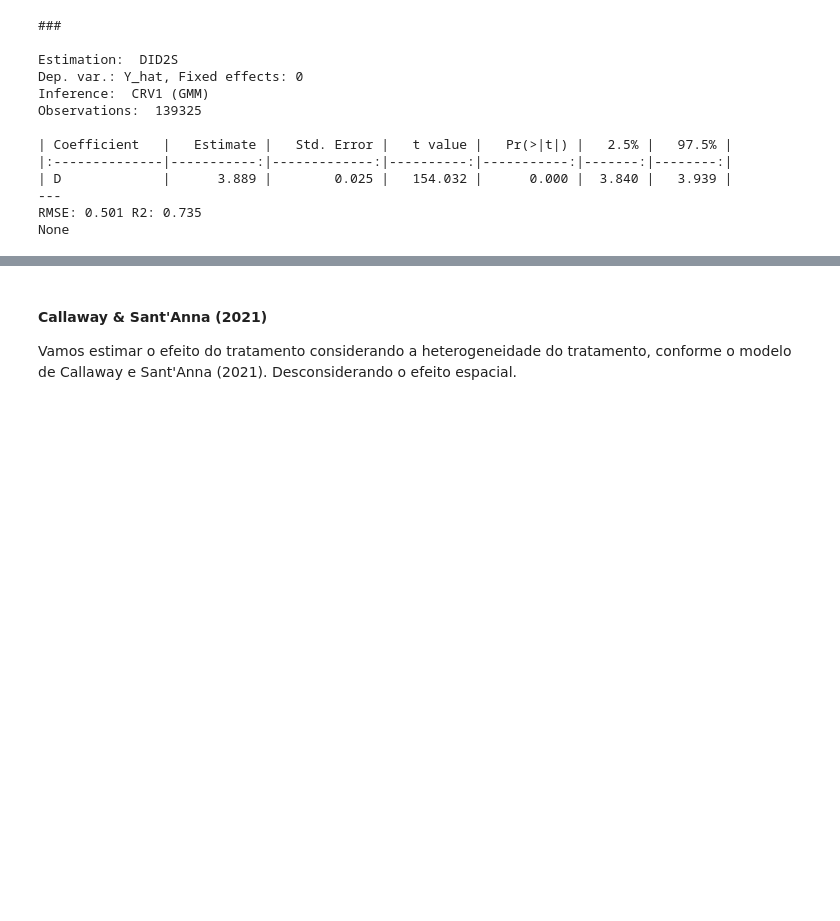
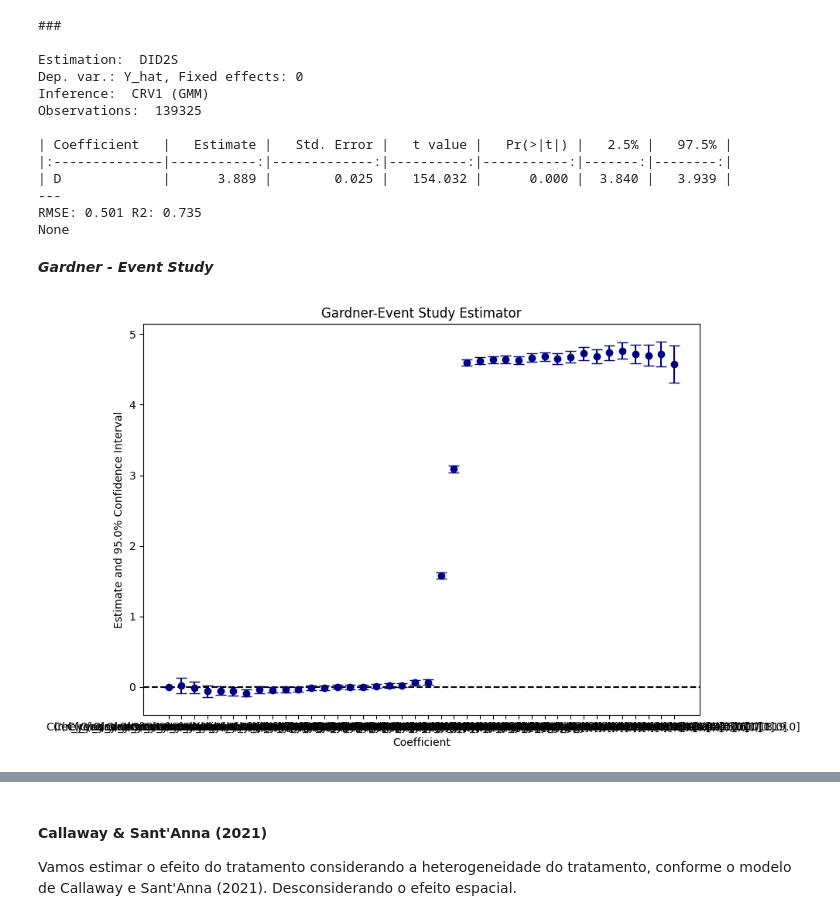
Before and after one commit to Daniel-Uhr/Estimators, a Jupyter notebook: 01_ATTgt_DML.ipynb, the cells around one changed output, grey strips where cells are left out. Drawn from its saved outputs; the diff is of its cells as text; code cells hidden in the pictures; blank space fills up the shorter version.

```diff
--- a/01_ATTgt_DML.ipynb
+++ b/01_ATTgt_DML.ipynb
@@ -486,6 +487,9 @@ $$
 $$
 
 O coeficiente $\theta$ obtido dessa regressão representa a **estimativa do efeito médio do tratamento sobre os tratados (ATT)**.
+# %%
+panel['treat_year'] = panel['treat_year'].fillna(np.inf)
+panel['rel_year'] = panel['year'] - panel['treat_year']
 # %%
 # Estima o modelo de Gardner (did2s) com covariáveis
 fit_gardner = pf.did2s(
@@ -511,3 +515,14 @@ Observations:  139325
 ---
 RMSE: 0.501 R2: 0.735
 None
+# %% [markdown]
+***Gardner - Event Study***
+# %%
+fit_did2s = pf.did2s(
+    data=panel,
+    yname="Y",
+    treatment="D",
+    first_stage="~ 0 |  codmun + year",
+    second_stage="~i(rel_year, ref= -1.0)",
+    cluster="codmun",
+)
@@ -513,0 +531,4 @@ None
+# %%
+fit_did2s.iplot(coord_flip=False, title="Gardner-Event Study Estimator", yintercept=0)
+# %% [output]
+[figure, added]
```
Also changed, not shown: parts of 15 cells of this notebook.
